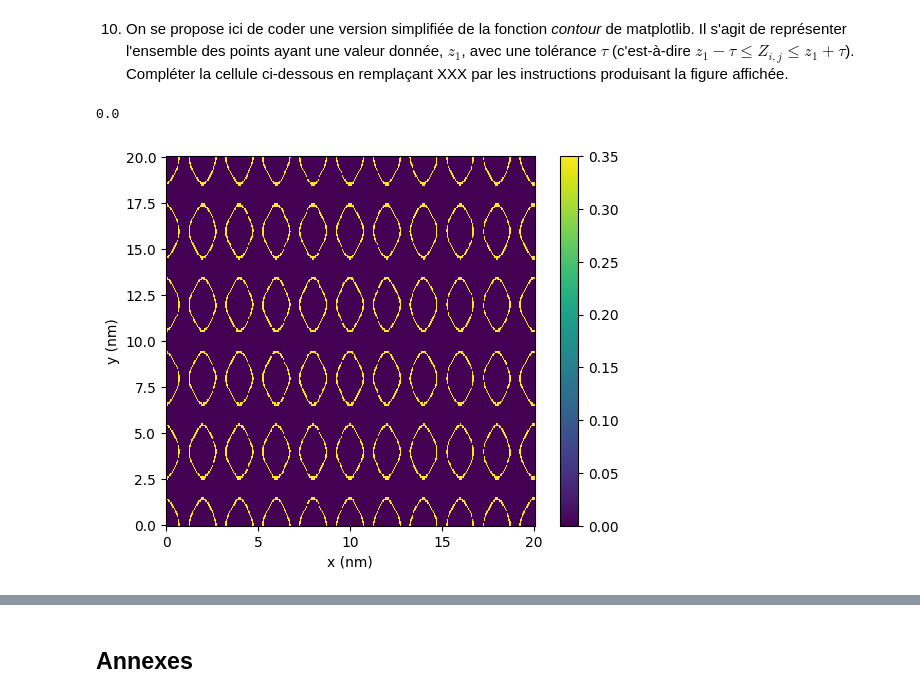
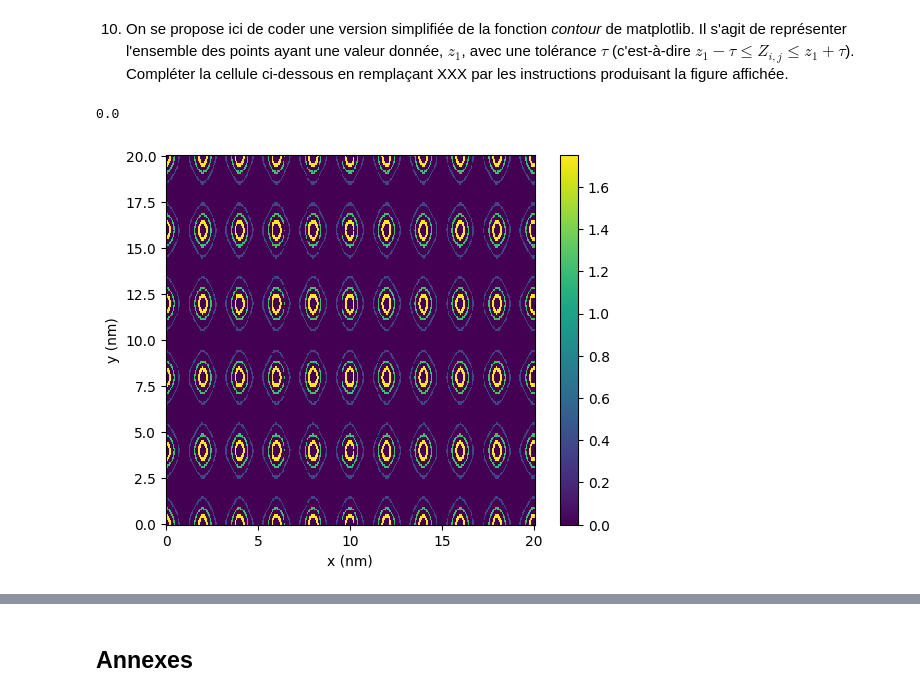
Before and after one commit to Paol06/S4_python_phys, a Jupyter notebook: PH461/TD/TD2/TD2_affichage_2D.ipynb, the cells around one changed output, grey strips where cells are left out. Saved outputs shown, nothing was run; the diff lists cells and outputs as text; code cells hidden in the pictures.

```diff
--- a/PH461/TD/TD2/TD2_affichage_2D.ipynb
+++ b/PH461/TD/TD2/TD2_affichage_2D.ipynb
@@ -238,28 +238,28 @@ Il s'agit de représenter l'ensemble des points ayant une valeur donnée, $z_1$,
 Compléter la cellule ci-dessous en remplaçant XXX par les instructions produisant la figure affichée.
 # %%
 z1 = 1.65
-levels = [2 + z1, 2 - z1]
+levels = [0.1 + z1, 2 - z1, 1.2]
 #level = -np.sqrt(3)/2
 tau = 1e-1
 Zc = np.zeros ((ny, nx))
 print(Zc[1][2])
 for level in levels:
     for j in range (ny):
         for i in range (nx):
             if (level - tau <= Z[j][i] <= level + tau):
                 Zc[j][i] = level
 
 
 fig, ax = plt.subplots ()
 graph = ax.pcolor (X, Y, Zc)
 fig.colorbar(graph, ax=ax)
 ax.set_aspect (1)
 ax.set_xlabel (xlabel)
 ax.set_ylabel (ylabel)
 plt.show ()
 # %% [output]
 0.0
-[figure, old version]
+[figure, new version]
 # %% [markdown]
 ![](data/partie5.png)
 # %% [markdown]
```
Also changed, not shown: 10 other files.
